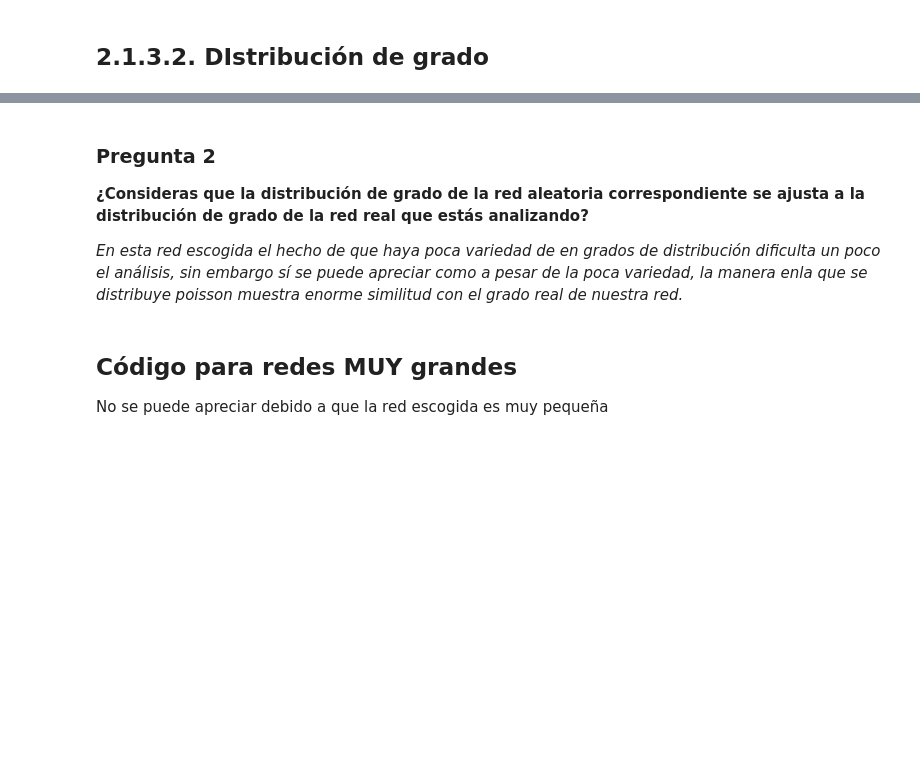
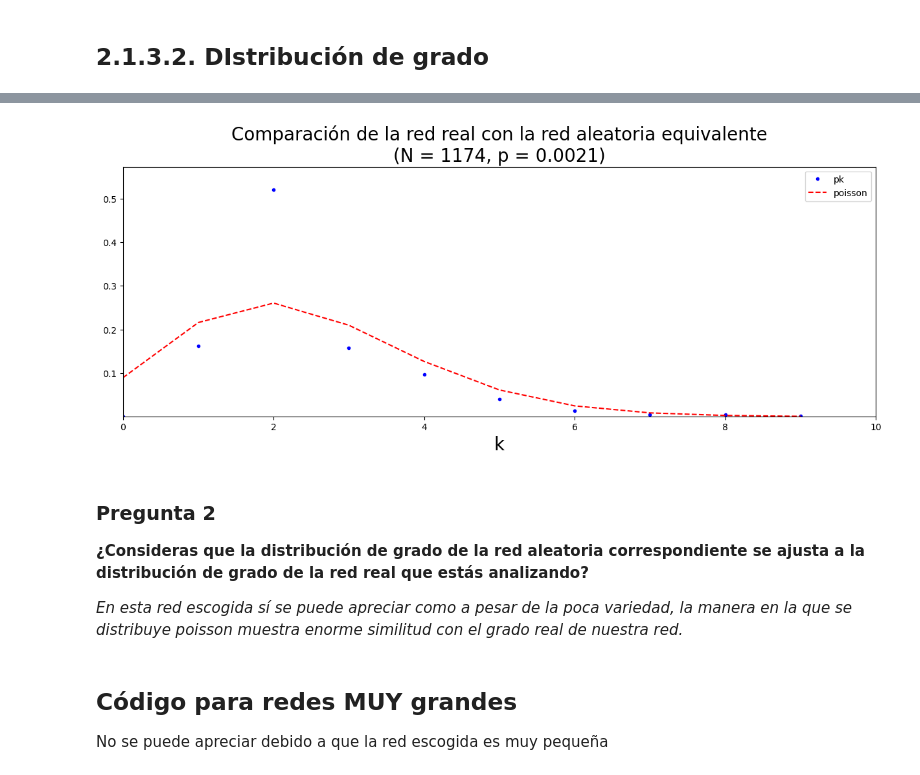
Before and after one commit to pplalo/Quack, a Jupyter notebook: Ciencia_de_Redes/evidencia_práctica_4.ipynb, the cells around one changed output, grey strips where cells are left out. Cells and saved outputs as stored; diff of their text form; code cells hidden in the pictures; blank space fills up the shorter version.

```diff
--- a/Ciencia_de_Redes/evidencia_práctica_4.ipynb
+++ b/Ciencia_de_Redes/evidencia_práctica_4.ipynb
@@ -113,9 +115,22 @@ plt.show()
+# %%
+plt.figure(figsize = [15,5])
+plt.plot(x[:-1], y,"b." ,label = 'pk')
+plt.plot(x[:-1], poisson.pmf(x[:-1], k), 'r--', label = 'poisson')
+
+plt.title('Comparación de la red real con la red aleatoria equivalente\n(N = %i, p = %.4f)' %(N,p), size = 20)
+plt.ylim([0.5*y[y>0].min(),1.1*y.max()])
+plt.xlim([0,x.max()])
+plt.xlabel('k', size = 20)
+plt.legend()
+plt.show()
+# %% [output]
+[figure, added]
 # %% [markdown]
 ### Pregunta 2
 
 **¿Consideras que la distribución de grado de la red aleatoria correspondiente se ajusta a la distribución de grado de la red real que estás analizando?**
 
-*En esta red escogida el hecho de que haya poca variedad de en grados de distribución dificulta un poco el análisis, sin embargo sí se puede apreciar como a pesar de la poca variedad, la manera enla que se distribuye poisson muestra enorme similitud con el grado real de nuestra red.*
+*En esta red escogida sí se puede apreciar como a pesar de la poca variedad, la manera en la que se distribuye poisson muestra enorme similitud con el grado real de nuestra red.*
 # %% [markdown]
 ## Código para redes MUY grandes
 
```
Also changed, not shown: parts of 16 cells of this notebook, 2 other files.
